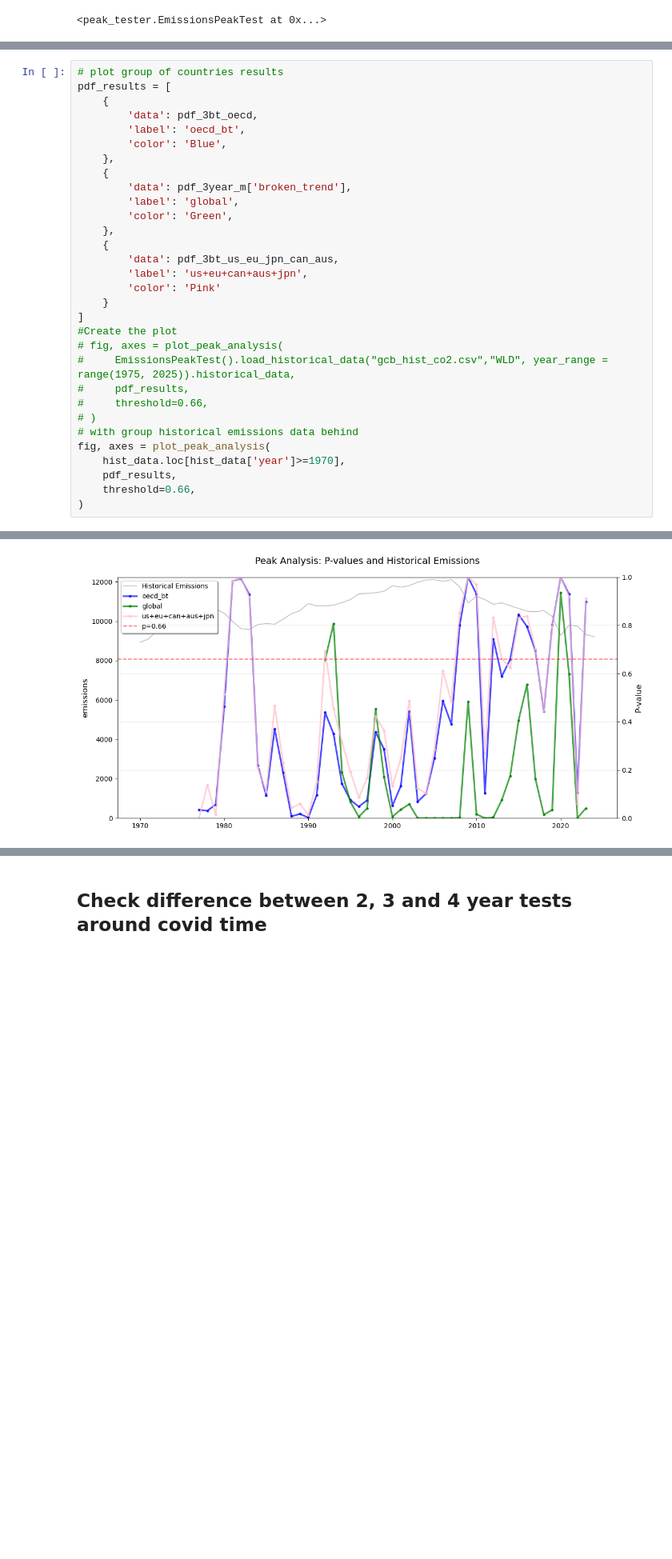
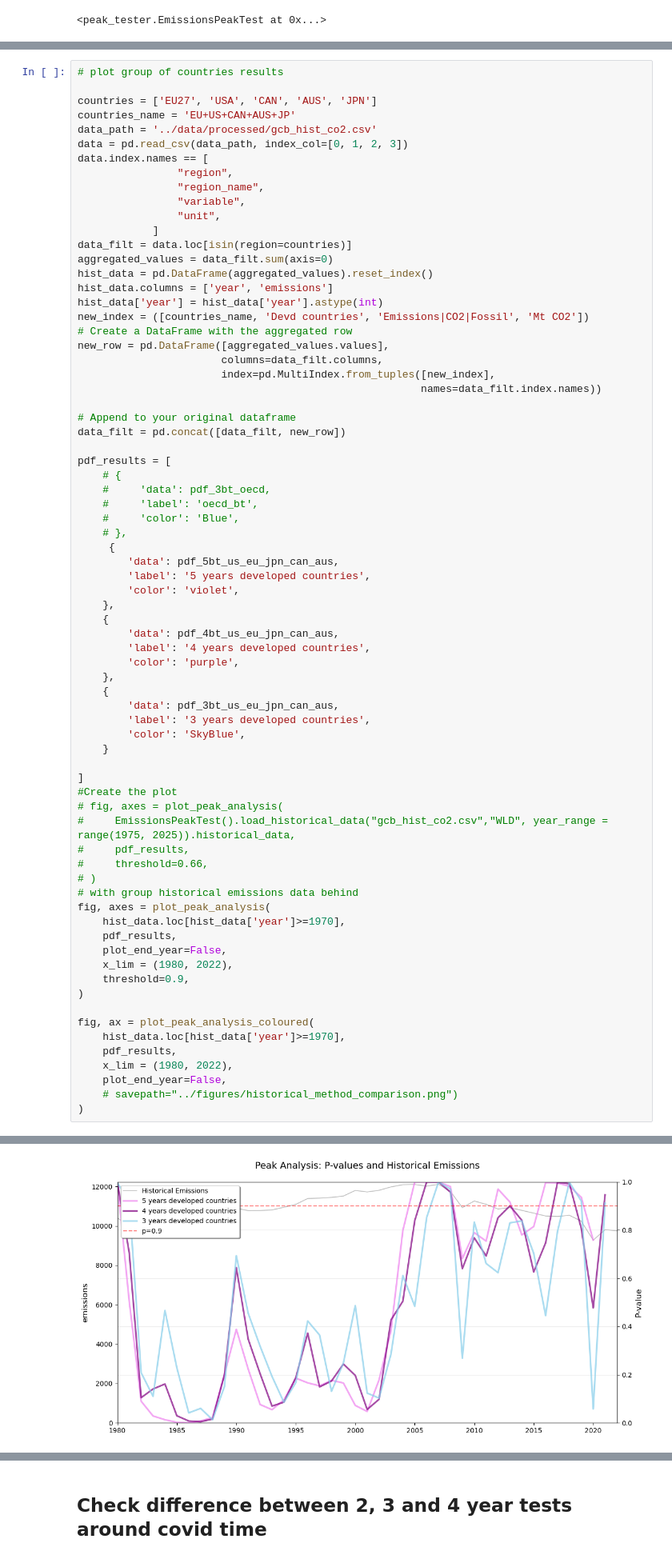
Before and after one commit to nezzag/peaking_test, a Jupyter notebook: notebooks/peaker_historical_tests_clean.ipynb, the cells around one changed output, grey strips where cells are left out. Shown at 80% size. Saved outputs shown, nothing was run; the diff lists cells and outputs as text; blank space fills up the shorter version.

Commit message:
work on lmdi and historical plots

```diff
--- a/notebooks/peaker_historical_tests_clean.ipynb
+++ b/notebooks/peaker_historical_tests_clean.ipynb
@@ -574,21 +936,53 @@ Using start of test period for x-axis
 # %%
 # plot group of countries results
+
+countries = ['EU27', 'USA', 'CAN', 'AUS', 'JPN']
+countries_name = 'EU+US+CAN+AUS+JP'
+data_path = '../data/processed/gcb_hist_co2.csv'
+data = pd.read_csv(data_path, index_col=[0, 1, 2, 3])
+data.index.names == [
+                "region",
+                "region_name",
+                "variable",
+                "unit",
+            ]
+data_filt = data.loc[isin(region=countries)]
+aggregated_values = data_filt.sum(axis=0)
+hist_data = pd.DataFrame(aggregated_values).reset_index()
+hist_data.columns = ['year', 'emissions']
+hist_data['year'] = hist_data['year'].astype(int)
+new_index = ([countries_name, 'Devd countries', 'Emissions|CO2|Fossil', 'Mt CO2'])
+# Create a DataFrame with the aggregated row
+new_row = pd.DataFrame([aggregated_values.values],
+                       columns=data_filt.columns,
+                       index=pd.MultiIndex.from_tuples([new_index],
+                                                       names=data_filt.index.names))
+
+# Append to your original dataframe
+data_filt = pd.concat([data_filt, new_row])
+
 pdf_results = [
-    {
-        'data': pdf_3bt_oecd,
-        'label': 'oecd_bt',
-        'color': 'Blue',
+    # {
+    #     'data': pdf_3bt_oecd,
+    #     'label': 'oecd_bt',
+    #     'color': 'Blue',
+    # },
+     {
+        'data': pdf_5bt_us_eu_jpn_can_aus,
+        'label': '5 years developed countries',
+        'color': 'violet',
     },
     {
-        'data': pdf_3year_m['broken_trend'],
-        'label': 'global',
-        'color': 'Green',
+        'data': pdf_4bt_us_eu_jpn_can_aus,
+        'label': '4 years developed countries',
+        'color': 'purple',
     },
     {
         'data': pdf_3bt_us_eu_jpn_can_aus,
-        'label': 'us+eu+can+aus+jpn',
-        'color': 'Pink'
+        'label': '3 years developed countries',
+        'color': 'SkyBlue',
     }
+
 ]
 #Create the plot
 # fig, axes = plot_peak_analysis(
@@ -600,6 +994,16 @@ pdf_results = [
 fig, axes = plot_peak_analysis(
     hist_data.loc[hist_data['year']>=1970],
     pdf_results,
-    threshold=0.66,
+    plot_end_year=False,
+    x_lim = (1980, 2022),
+    threshold=0.9,
 )
+
+fig, ax = plot_peak_analysis_coloured(
+    hist_data.loc[hist_data['year']>=1970],
+    pdf_results,
+    x_lim = (1980, 2022),
+    plot_end_year=False,
+    # savepath="../figures/historical_method_comparison.png")
+)
 # %% [output]
@@ -606 +1013 @@ fig, axes = plot_peak_analysis(
-[figure, old version]
+[figure, new version]
```
Also changed, not shown: parts of 17 cells of this notebook, 6 other files.
